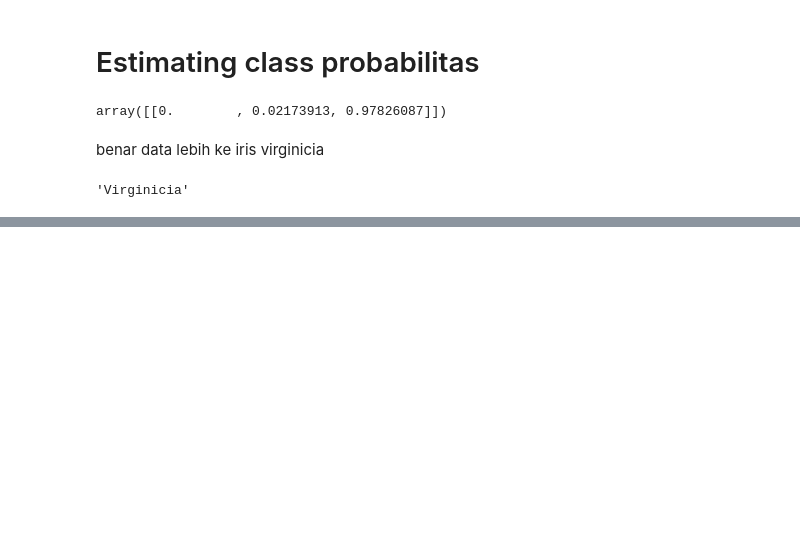
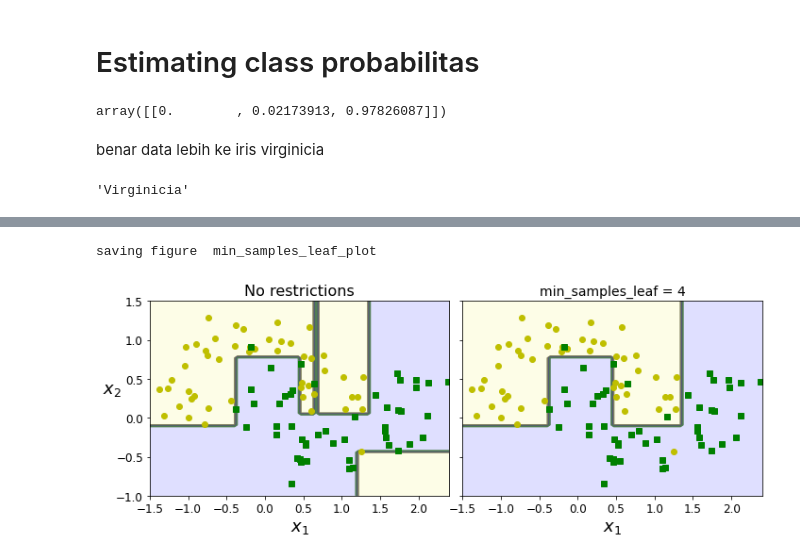
Before and after one commit to TeguhPermana666/Decision_Tree, a Jupyter notebook: Model_Arsitektur.ipynb, the cells around one changed output, grey strips where cells are left out. Cells and saved outputs as stored; diff of their text form; code cells hidden in the pictures; blank space fills up the shorter version.

```diff
--- a/Model_Arsitektur.ipynb
+++ b/Model_Arsitektur.ipynb
@@ -182,0 +208,27 @@ label[np.argmax(tree_clf_1.predict_proba([[3,2]]))]
+# %%
+# generate regulatazion with min_sample_leaf
+
+from sklearn.datasets import make_moons
+
+Xm,ym = make_moons(n_samples=100,noise=0.25,random_state=53)
+deep_tree_moons1 = DecisionTreeClassifier(random_state=42)
+deep_tree_moons2 = DecisionTreeClassifier(min_samples_leaf=4,random_state=42)
+
+deep_tree_moons1.fit(Xm,ym)
+deep_tree_moons2.fit(Xm,ym)
+
+fig, axes = plt.subplots(ncols=2, figsize=(10, 4), sharey=True)
+plt.sca(axes[0])
+plot_decision_boundary(deep_tree_moons1, Xm, ym, axes=[-1.5, 2.4, -1, 1.5], iris=False)
+plt.title("No restrictions", fontsize=16)
+
+plt.sca(axes[1])
+plot_decision_boundary(deep_tree_moons2, Xm, ym, axes=[-1.5, 2.4, -1, 1.5], iris=False)
+plt.title("min_samples_leaf = {}".format(deep_tree_moons2.min_samples_leaf), fontsize=14)
+plt.ylabel("")
+
+save_fig("min_samples_leaf_plot")
+plt.show()
+# %% [output]
+saving figure  min_samples_leaf_plot
+[figure, added]
```
Also changed, not shown: parts of 11 cells of this notebook, 3 other files.
